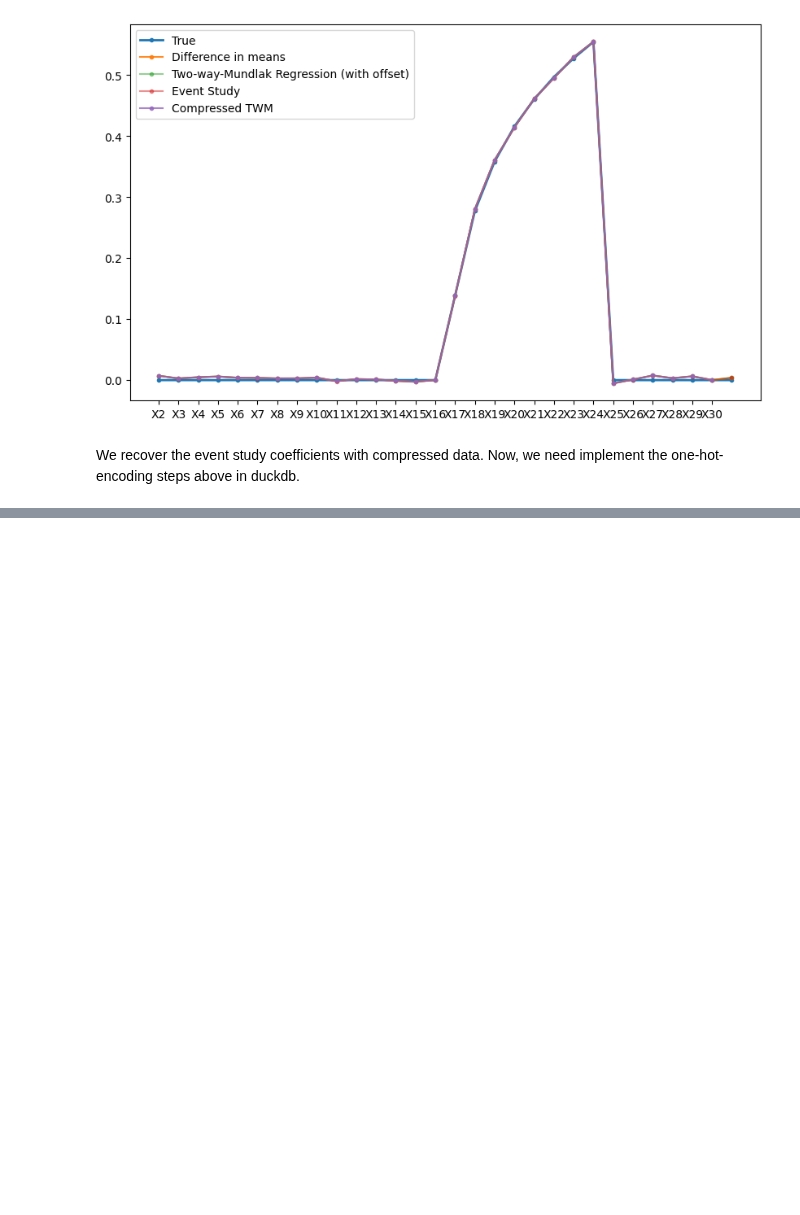
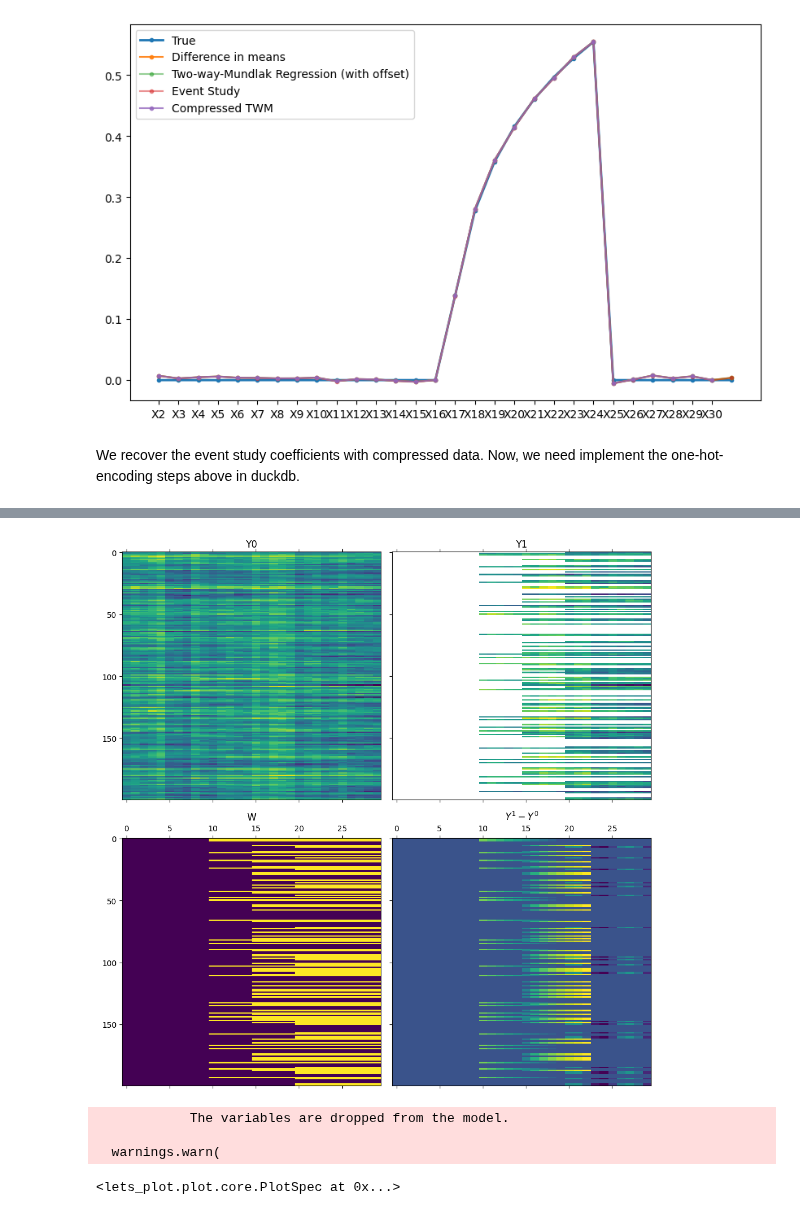
Before and after one commit to py-econometrics/duckreg, a Jupyter notebook: notebooks/event_study.ipynb, the cells around one changed output, grey strips where cells are left out. Saved outputs shown, nothing was run; the diff lists cells and outputs as text; code cells hidden in the pictures; blank space fills up the shorter version.

```diff
--- a/notebooks/event_study.ipynb
+++ b/notebooks/event_study.ipynb
@@ -271,0 +393,25 @@ In progress
+# %%
+num_periods = 30
+treatment_start_cohorts = [10, 15, 20]
+num_treated_units = [25, 50, 25]
+
+# effect functions
+treat_effect_vector_1 = np.log(2 * np.arange(1, num_periods - treatment_start_cohorts[1]+ 1))
+treat_effect_vector_1[8:] = 0  # switch off effects after a week
+base_treatment_effects = [
+    np.r_[np.linspace(2, 0, num_periods - treatment_start_cohorts[0] - 10), np.repeat(0, 10)],
+    treat_effect_vector_1,
+    np.sin(np.arange(1, num_periods - treatment_start_cohorts[2] + 1))  # Treatment effect function for cohort 2
+]
+
+sigma_i, sigma_t = 2, 1
+sigma_epsilon=1
+dgp = panel_dgp_stagg(
+    num_units=200, num_treated=num_treated_units,
+    num_periods=num_periods,
+    treatment_start_cohorts = treatment_start_cohorts, hetfx=False,
+    base_treatment_effects= base_treatment_effects,
+    sigma_unit = sigma_i, sigma_time = sigma_t,
+    sigma_epsilon=sigma_epsilon,
+)
+Y0, Y1, W, df = dgp["Y0"], dgp["Y1"], dgp["W"], dgp["dataframe"]
@@ -271,0 +455,15 @@ In progress
+# %%
+f, ax = plt.subplots(2, 2, figsize=(10, 10), sharex=True, sharey=True)
+ax[0][0].matshow(np.ma.array(Y0), aspect='auto')
+ax[0][0].set_title("Y0")
+ax[0][1].matshow(np.ma.array(Y1, mask = 1-W), aspect='auto')
+ax[0][1].set_title("Y1")
+ax[1][0].matshow(W == 1, aspect='auto')
+ax[1][0].set_title("W")
+cax = ax[1][1].matshow(Y1 - Y0, aspect='auto')
+ax[1][1].set_title(r"$Y^1 - Y^0$")
+# f.colorbar(cax, pad=0.2)
+f.tight_layout()
+plt.show()
+# %% [output]
+[figure, added]
@@ -271,0 +485,25 @@ In progress
+# %%
+m2 = pf.feols("Y_it ~ i(rel_year, ref = -1.0) | unit_id + time_id", df,
+                 vcov = {"CRV1": "unit_id"})
+m_did2s = pf.did.estimation.did2s(
+    df,
+    yname="Y_it",
+    first_stage="~ 0 | unit_id + time_id",
+    second_stage="~i(rel_year,ref=-1.0)",
+    treatment="W_it",
+    cluster="unit_id",
+)
+# %% [output]
+            The variables are dropped from the model.
+
+  warnings.warn(
+# %%
+pf.iplot([m2,
+          m_did2s,
+          ],
+          xintercept=18.5,
+          yintercept=0,
+          figsize=[1200, 400],
+          plot_backend="lets_plot", coord_flip=False, )
+# %% [output]
+<lets_plot.plot.core.PlotSpec at 0x...>
```
Also changed, not shown: parts of 15 cells of this notebook.
